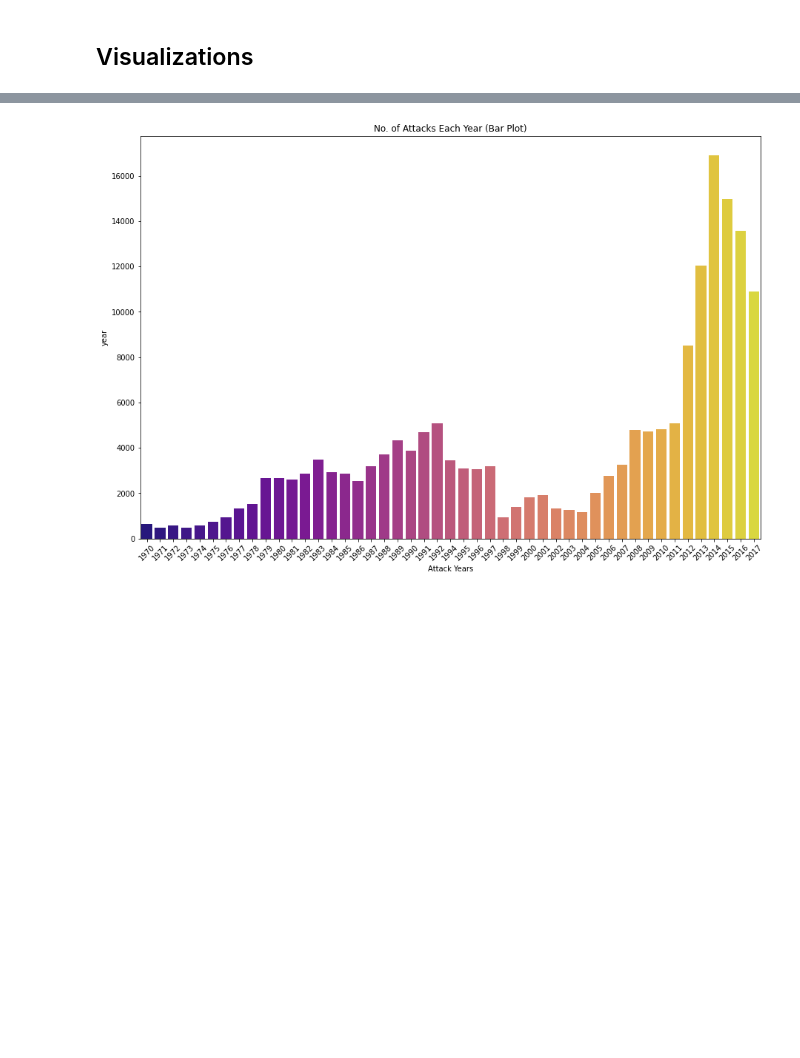
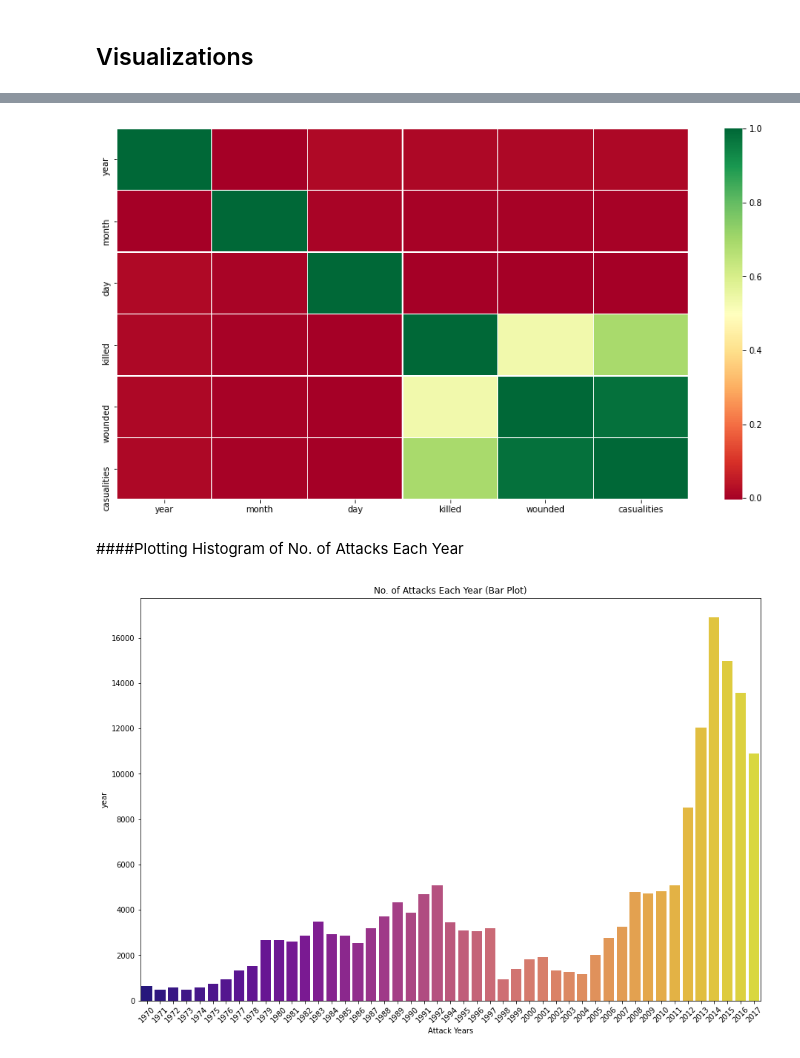
Before and after one commit to SyedHuzaifa007/The-Sparks-Foundation-Task-4, a Jupyter notebook: Exploratory_Analysis_Terrorism.ipynb, the cells around one changed output, grey strips where cells are left out. Saved outputs shown, nothing was run; the diff lists cells and outputs as text; code cells hidden in the pictures; blank space fills up the shorter version.

Commit message:
Added Heatmap

```diff
--- a/Exploratory_Analysis_Terrorism.ipynb
+++ b/Exploratory_Analysis_Terrorism.ipynb
@@ -156,0 +161,5 @@ Name: year, dtype: int64
+# %%
+terror_df['wounded'] = terror_df['wounded'].dropna()
+terror_df['killed'] = terror_df['killed'].dropna()
+# %%
+terror_df['casualities'] = terror_df['killed'] + terror_df['wounded']
@@ -157,3 +176,12 @@ Name: year, dtype: int64
+# %%
+#Generating heatmap for correlation plot
+plt.figure(figsize=[15,8])
+sns.heatmap(terror_df.corr(),cmap='RdYlGn', linewidths=0.4)
+plt.show()
+# %% [output]
+[figure, added]
+# %% [markdown]
+####Plotting Histogram of No. of Attacks Each Year
 # %%
 # Bar Plot Graph
 x_plot = terror_df['year'].unique()
```
Also changed, not shown: parts of 8 cells of this notebook.
